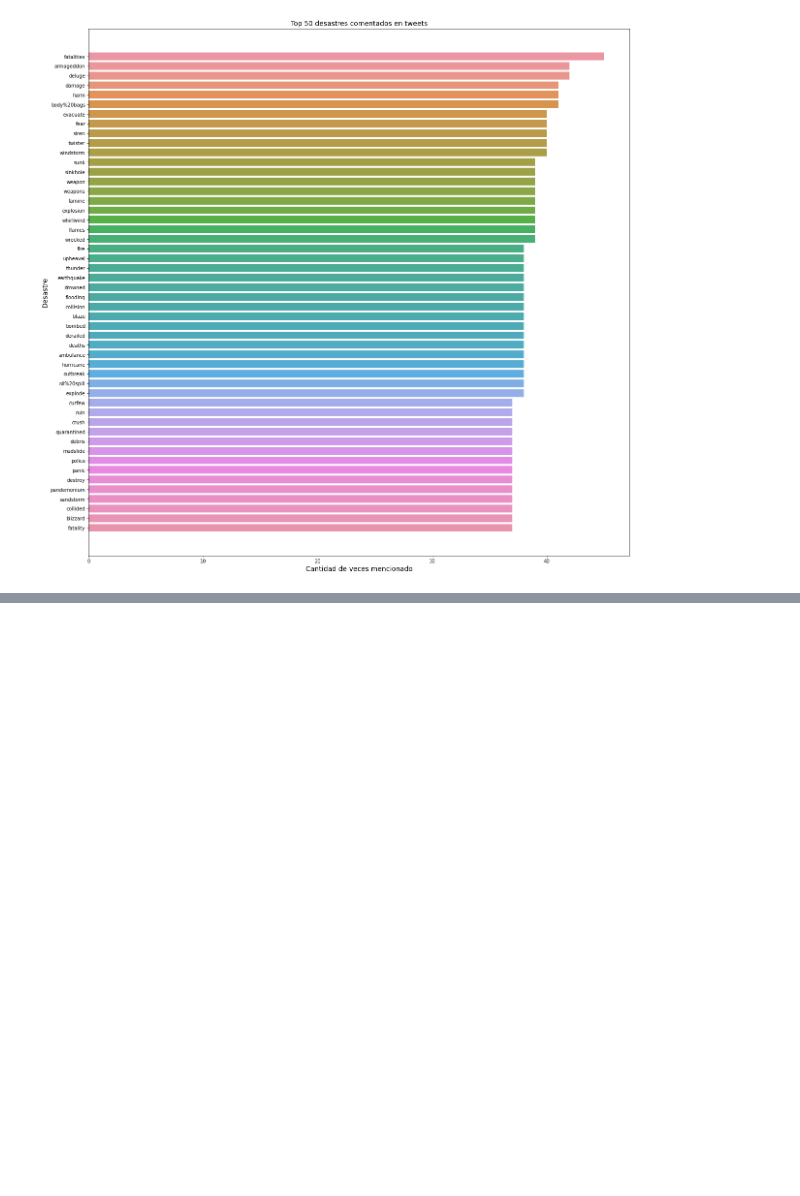
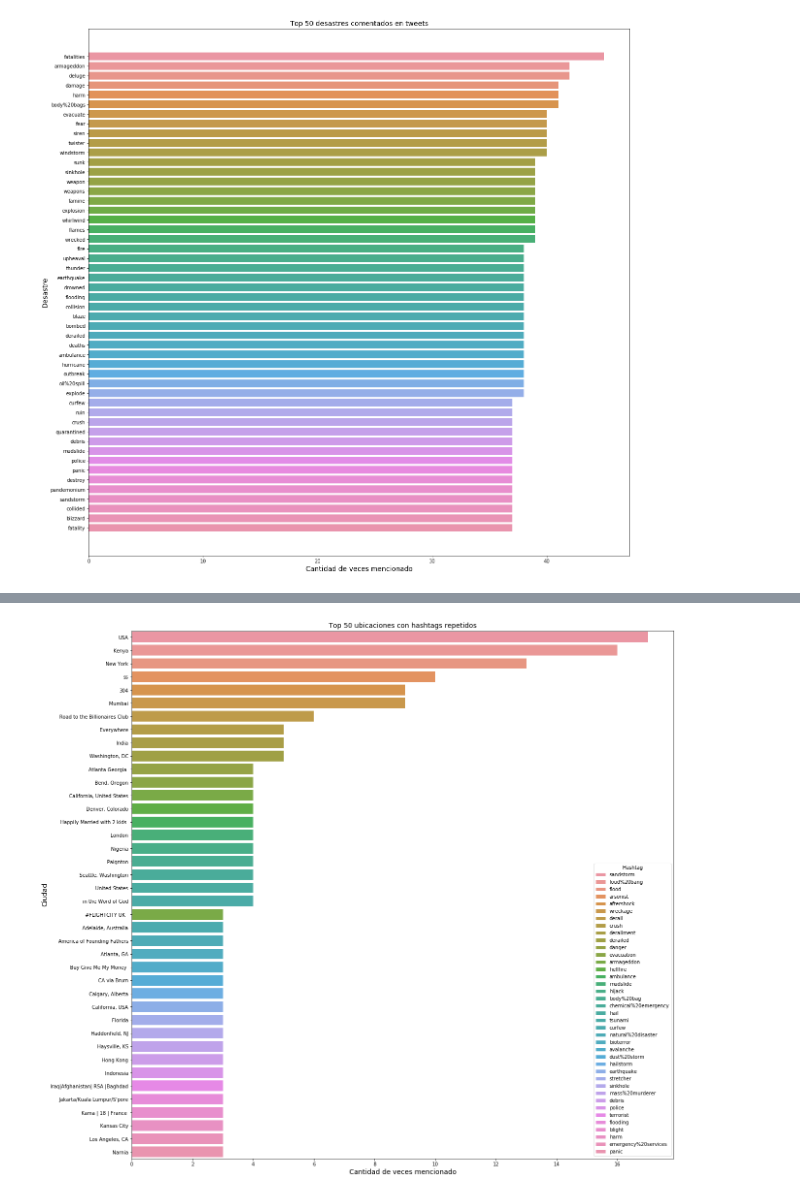
Before and after one commit to milemarchese/OrganizacionDeDatos, a Jupyter notebook: Análisis Exploratorio.ipynb, the cells around one changed output, grey strips where cells are left out. Cells and saved outputs as stored; diff of their text form; code cells hidden in the pictures; blank space fills up the shorter version.

```diff
--- a/Análisis Exploratorio.ipynb
+++ b/Análisis Exploratorio.ipynb
@@ -100,0 +175,9 @@ grafico.plot()
+# %%
+#Falta filtrar por target
+tweets.dropna(subset = ['location', 'keyword'], inplace= True)
+locations = tweets.groupby(['location', 'keyword']).size().nlargest(50)
+locations = locations.reset_index()
+col_rename = {0 : 'keyword_count'}
+locations = locations.rename(columns = col_rename)
+locations.drop_duplicates(subset = 'location',keep = 'first', inplace = True)
+locations
@@ -100,0 +202,11 @@ grafico.plot()
+# %%
+fig = plt.figure(figsize = (20, 20))
+#palette = sns.dark_palette("muted purple", input="xkcd")
+grafico = sns.barplot(data = locations, x = 'keyword_count', y = 'location', hue = 'keyword', dodge = False)#, hue = ('target','mean'), palette = palette, dodge = False
+grafico.set_title("Top 50 ubicaciones con hashtags repetidos", fontsize = 14)
+grafico.set_xlabel("Cantidad de veces mencionado", fontsize = 14)
+grafico.set_ylabel("Ciudad", fontsize = 14)
+plt.legend(title='Hashtag', loc='lower right')
+plt.show(grafico)
+# %% [output]
+[figure, added]
```
Also changed, not shown: parts of 6 cells of this notebook.
